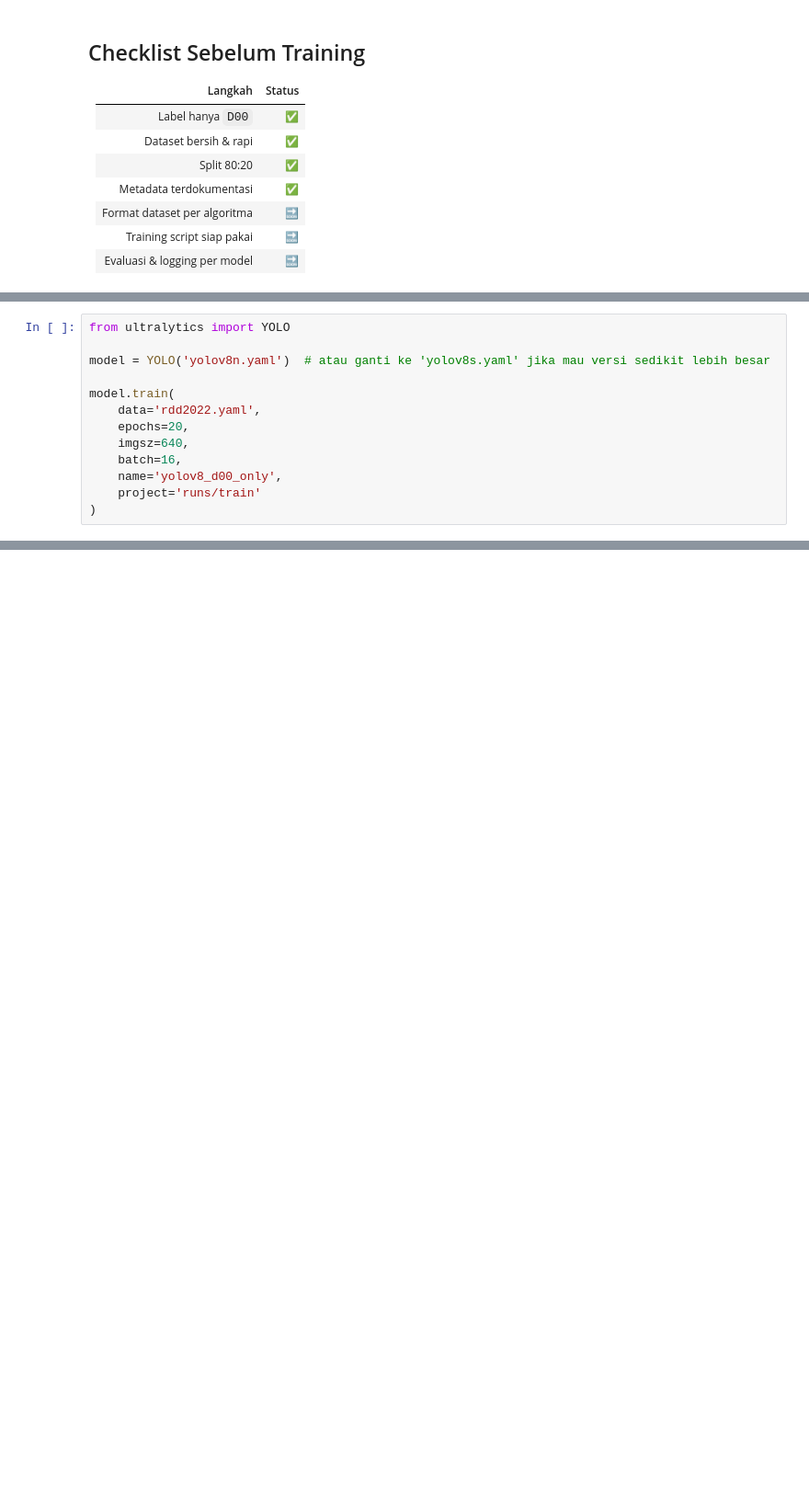
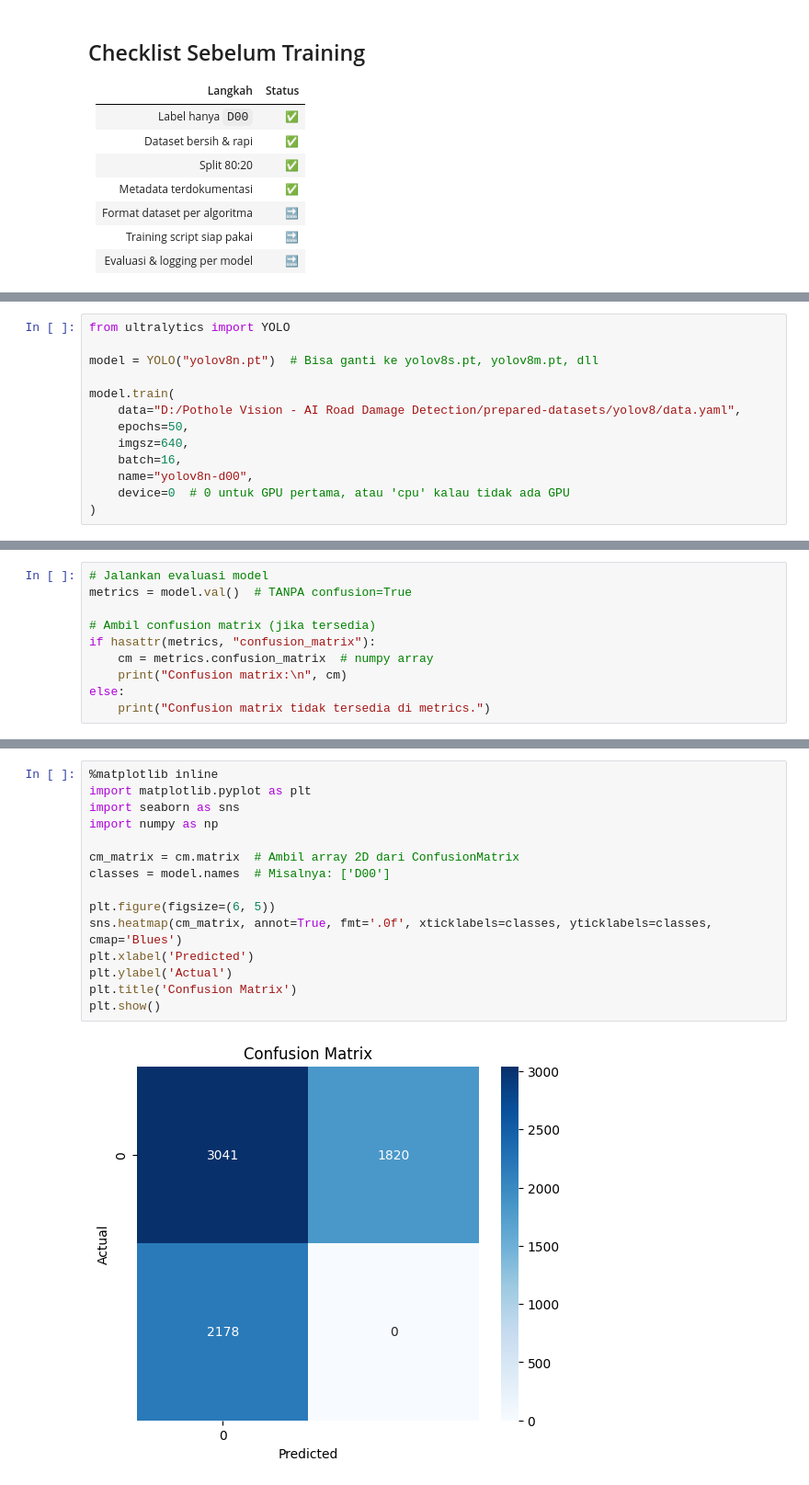
Before and after one commit to GPadaka19/Pothole-Vision-AI-Road-Damage-Detection, a Jupyter notebook: data.ipynb, the cells around one changed output, grey strips where cells are left out. Shown at 92% size. Cells and saved outputs as stored; diff of their text form; blank space fills up the shorter version.

```diff
--- a/data.ipynb
+++ b/data.ipynb
@@ -713,13 +742,13 @@ beberapa konversi ada yang salah path menyimpan akan dibenarkan lagi nanti
 # %%
 from ultralytics import YOLO
 
-model = YOLO('yolov8n.yaml')  # atau ganti ke 'yolov8s.yaml' jika mau versi sedikit lebih besar
+model = YOLO("yolov8n.pt")  # Bisa ganti ke yolov8s.pt, yolov8m.pt, dll
 
 model.train(
-    data='rdd2022.yaml',
-    epochs=20,
+    data="D:/Pothole Vision - AI Road Damage Detection/prepared-datasets/yolov8/data.yaml",
+    epochs=50,
     imgsz=640,
     batch=16,
-    name='yolov8_d00_only',
-    project='runs/train'
+    name="yolov8n-d00",
+    device=0  # 0 untuk GPU pertama, atau 'cpu' kalau tidak ada GPU
 )
@@ -725,0 +834,10 @@ model.train(
+# %%
+# Jalankan evaluasi model
+metrics = model.val()  # TANPA confusion=True
+
+# Ambil confusion matrix (jika tersedia)
+if hasattr(metrics, "confusion_matrix"):
+    cm = metrics.confusion_matrix  # numpy array
+    print("Confusion matrix:\n", cm)
+else:
+    print("Confusion matrix tidak tersedia di metrics.")
@@ -725,0 +852,17 @@ model.train(
+# %%
+%matplotlib inline
+import matplotlib.pyplot as plt
+import seaborn as sns
+import numpy as np
+
+cm_matrix = cm.matrix  # Ambil array 2D dari ConfusionMatrix
+classes = model.names  # Misalnya: ['D00']
+
+plt.figure(figsize=(6, 5))
+sns.heatmap(cm_matrix, annot=True, fmt='.0f', xticklabels=classes, yticklabels=classes, cmap='Blues')
+plt.xlabel('Predicted')
+plt.ylabel('Actual')
+plt.title('Confusion Matrix')
+plt.show()
+# %% [output]
+[figure, added]
```
Also changed, not shown: parts of 24 cells of this notebook.
